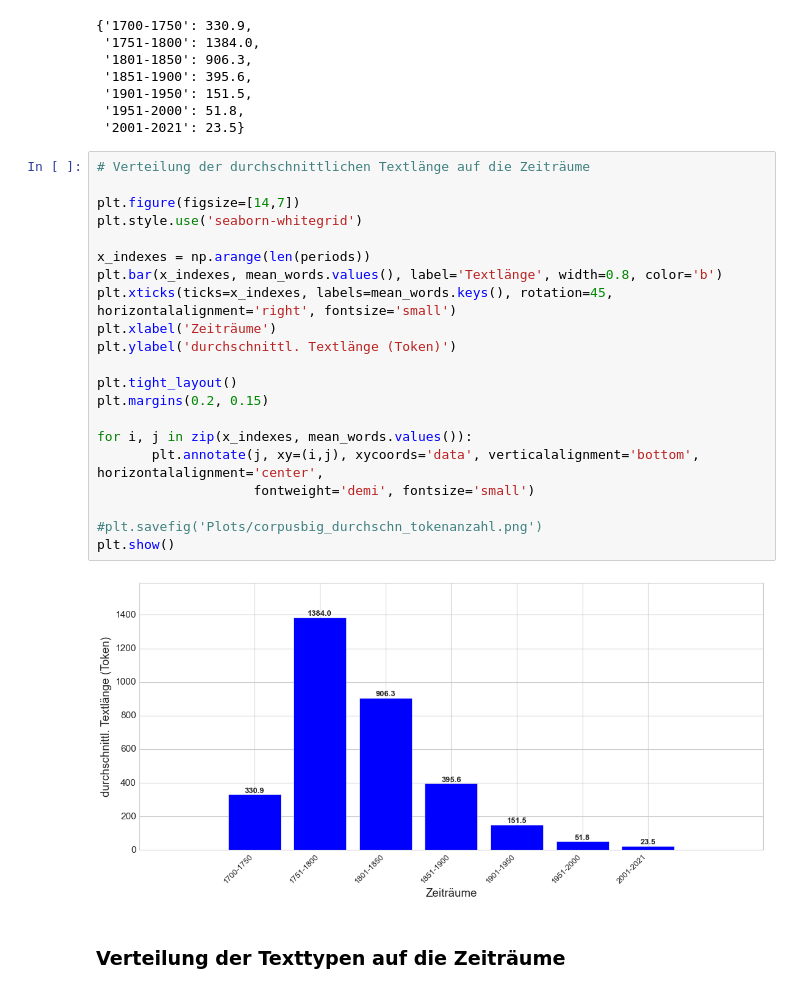
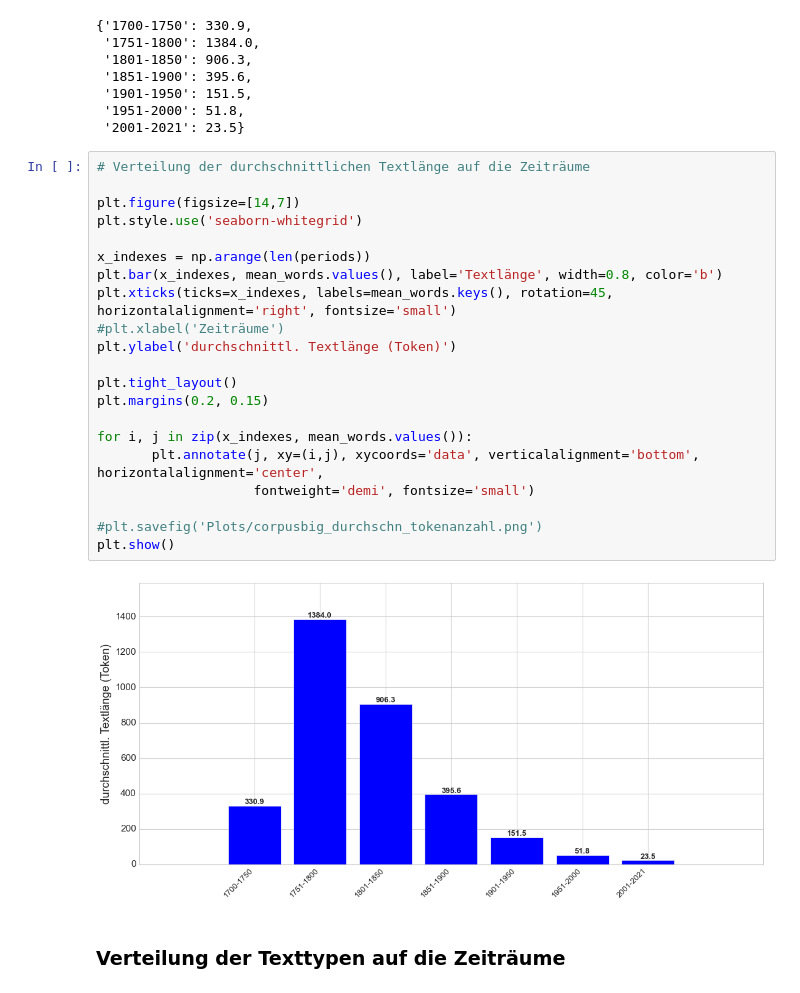
Before and after one commit to Sophia796/MA_Expressivity, a Jupyter notebook: Korpus/Explore_Corpus.ipynb, the cells around one changed output. Drawn from its saved outputs; the diff is of its cells as text.

```diff
--- a/Korpus/Explore_Corpus.ipynb
+++ b/Korpus/Explore_Corpus.ipynb
@@ -118,26 +118,26 @@ mean_words
 # %%
 # Verteilung der durchschnittlichen Textlänge auf die Zeiträume
 
 plt.figure(figsize=[14,7])
 plt.style.use('seaborn-whitegrid')
 
 x_indexes = np.arange(len(periods))
 plt.bar(x_indexes, mean_words.values(), label='Textlänge', width=0.8, color='b')
 plt.xticks(ticks=x_indexes, labels=mean_words.keys(), rotation=45, horizontalalignment='right', fontsize='small')
-plt.xlabel('Zeiträume')
+#plt.xlabel('Zeiträume')
 plt.ylabel('durchschnittl. Textlänge (Token)')
 
 plt.tight_layout()
 plt.margins(0.2, 0.15)
 
 for i, j in zip(x_indexes, mean_words.values()):
        plt.annotate(j, xy=(i,j), xycoords='data', verticalalignment='bottom', horizontalalignment='center',
                     fontweight='demi', fontsize='small')
 
 #plt.savefig('Plots/corpusbig_durchschn_tokenanzahl.png')
 plt.show()
 # %% [output]
-[figure, old version]
+[figure, new version]
 # %% [markdown]
 ### Verteilung der Texttypen auf die Zeiträume
 # %%
```
Also changed, not shown: parts of 4 cells of this notebook, 9 other files.
